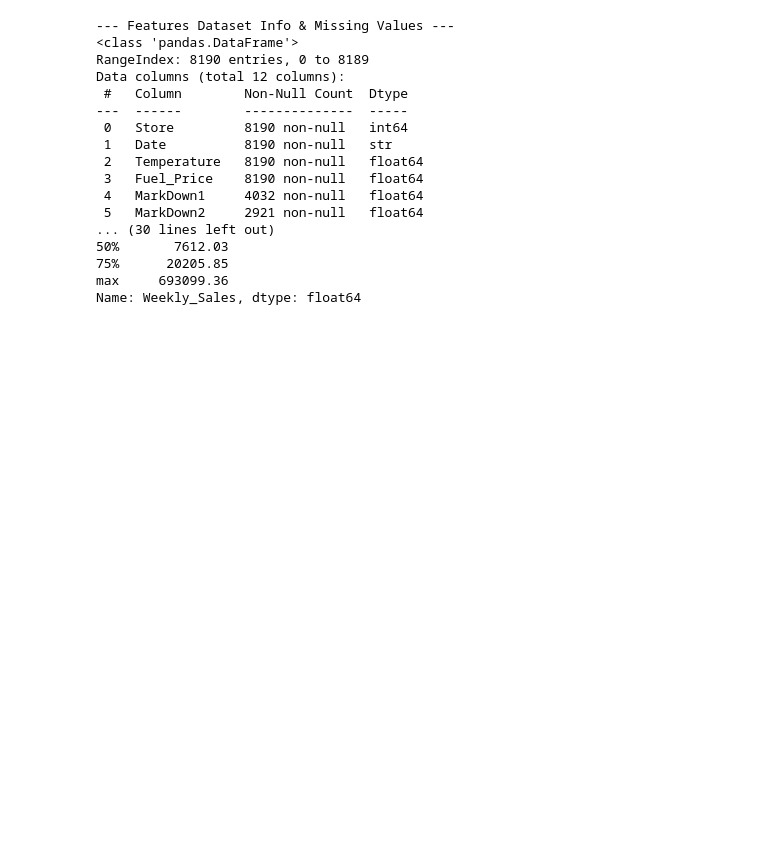
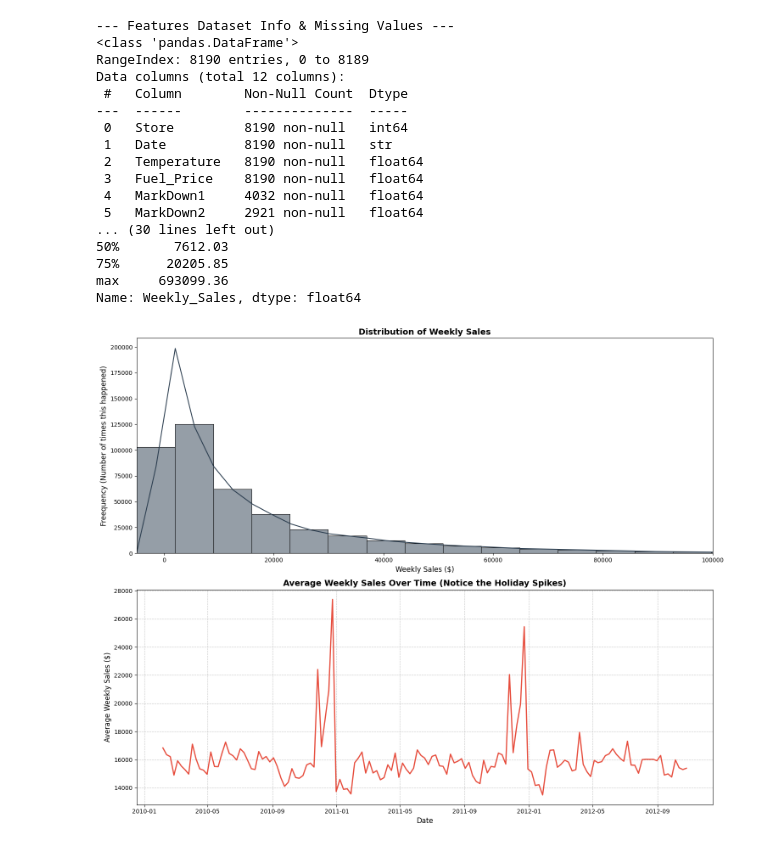
Before and after one commit to mihiranga-dev/apex-retail-forecast, a Jupyter notebook: 1_ml_pipeline/01_EDA_and_Preprocessing.ipynb, the cells around one changed output. Drawn from its saved outputs; the diff is of its cells as text; code cells hidden in the pictures; blank space fills up the shorter version.

Commit message:
feat: complete visual distributions and time-series trends

```diff
--- a/1_ml_pipeline/01_EDA_and_Preprocessing.ipynb
+++ b/1_ml_pipeline/01_EDA_and_Preprocessing.ipynb
@@ -48,3 +48,37 @@ Data columns (total 12 columns):
 75%      20205.85
 max     693099.36
 Name: Weekly_Sales, dtype: float64
+# %%
+import matplotlib.pyplot as plt
+import seaborn as sns
+
+# Convert Date from text to a mathematical Datetime objects
+train_df['Date'] = pd.to_datetime(train_df['Date'])
+
+# Set up the "canvas" for charts
+plt.figure(figsize=(15, 12))
+
+# Chart 1: The Distribution of Sales (Histogram)
+plt.subplot(2, 1, 1) # 2 rows, 1 column, 1st chart
+sns.histplot(train_df['Weekly_Sales'], bins=100, color='#2c3e50', kde=True)
+plt.title('Distribution of Weekly Sales', fontsize=14, fontweight='bold')
+plt.xlabel('Weekly Sales ($)', fontsize=12)
+plt.ylabel('Freequency (Number of times this happened)', fontsize=12)
+# limit the X-axis because a few massive sales make the chart unreadable otherwise
+plt.xlim(-5000, 100000)
+
+# Chart 2: Sales Overtime (Line Chart)
+plt.subplot(2, 1, 2) # 2 rows, 1 column, 2nd chart
+# average the sales across all stores for each week to see the pig picture
+weekly_avg_sales = train_df.groupby('Date')['Weekly_Sales'].mean().reset_index()
+
+sns.lineplot(data=weekly_avg_sales, x='Date', y='Weekly_Sales', color='#e74c3c', linewidth=2)
+plt.title('Average Weekly Sales Over Time (Notice the Holiday Spikes)', fontsize=14, fontweight='bold')
+plt.xlabel('Date', fontsize=12)
+plt.ylabel('Average Weekly Sales ($)', fontsize=12)
+plt.grid(True, linestyle='--', alpha=0.7)
+
+plt.tight_layout()
+plt.show()
+# %% [output]
+[figure, added]
```
